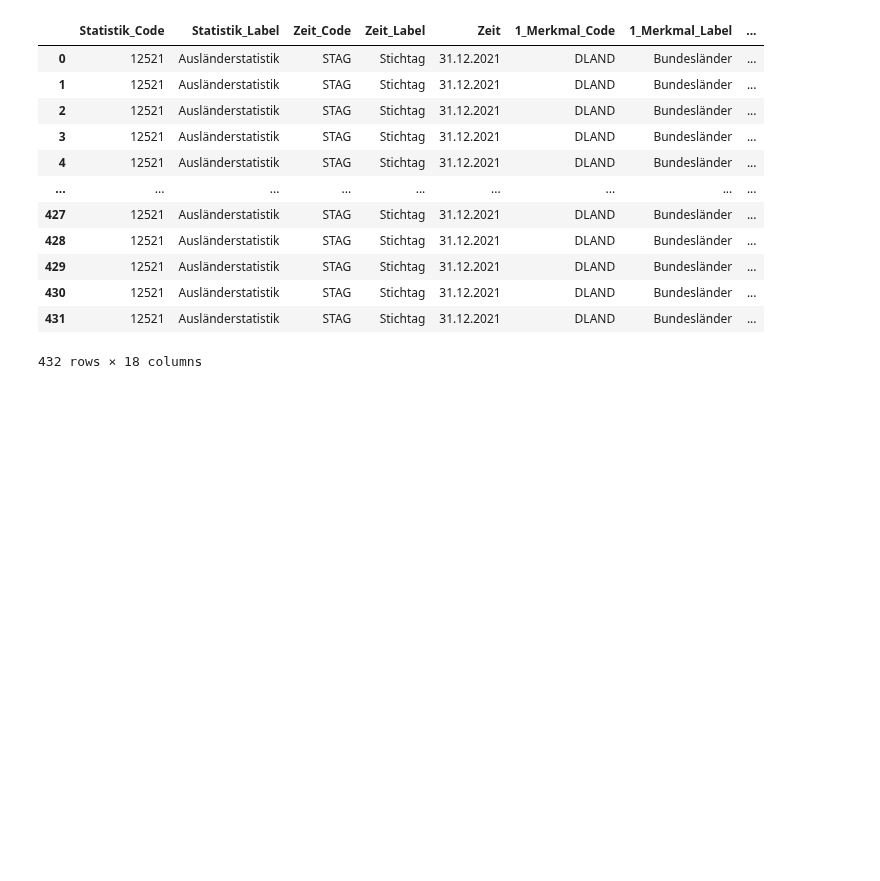
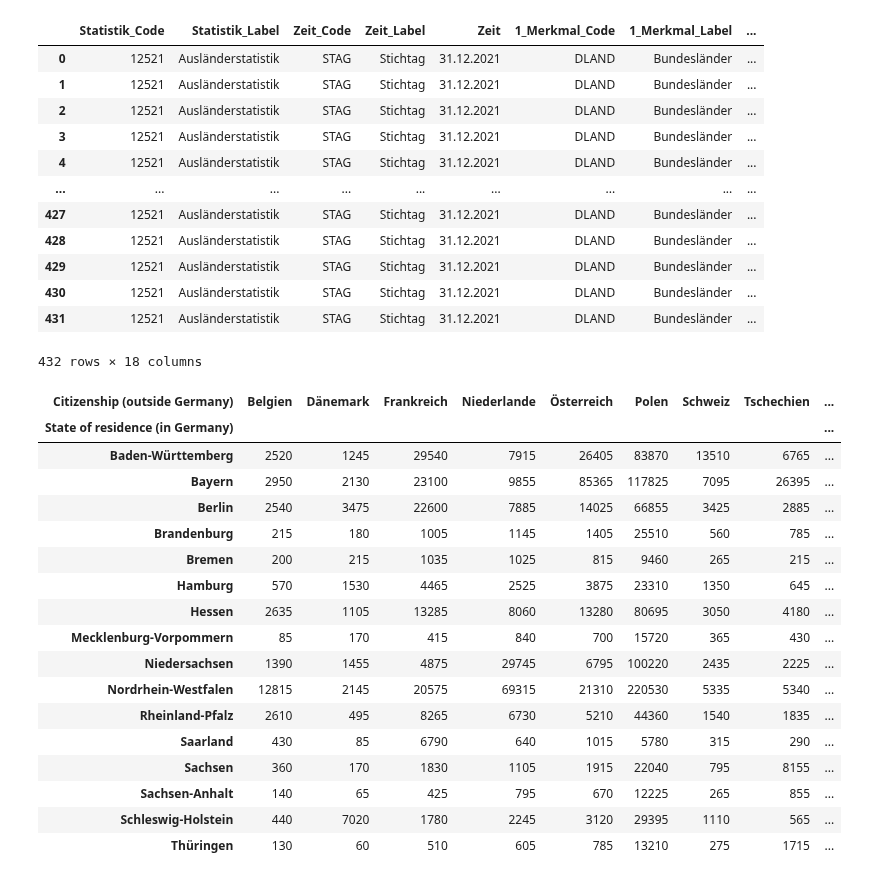
Before and after one commit to Alvaroguijarro97/ML_Group_Project, a Jupyter notebook: Data_Foreign_Test.ipynb, the cells around one changed output. Cells and saved outputs as stored; diff of their text form; code cells hidden in the pictures; blank space fills up the shorter version.

```diff
--- a/Data_Foreign_Test.ipynb
+++ b/Data_Foreign_Test.ipynb
@@ -49,3 +49,40 @@ memory usage: 60.9+ KB
 | 430 | 12521 | Ausländerstatistik | STAG | Stichtag | 31.12.2021 | DLAND | Bundesländer | ... |
 | 431 | 12521 | Ausländerstatistik | STAG | Stichtag | 31.12.2021 | DLAND | Bundesländer | ... |
 432 rows × 18 columns
+# %%
+# rename columns, cleaning data
+  # renaming: "Statistik_Code"	"Statistik_Label"	"Zeit_Code"	"Zeit_Label"	"Zeit" are all the same for this table. They can be added as header/general info about the table, no need to keep them inside the table
+  # renaming: 1_Auspraegung_Label = State of residence (in Germany); 2_Auspraegung_Label = Sex; 3_Auspraegung_Label = Citizenship (outside Germany); BEV027__Auslaender__Anzahl = Number of Foreigners in the state
+foreign_data_renamed = foreign_data.rename(columns={"1_Auspraegung_Label": "State of residence (in Germany)", "2_Auspraegung_Label": "Sex", "3_Auspraegung_Label": "Citizenship (outside Germany)", "BEV027__Auslaender__Anzahl": "Number of Foreigners in the state"})
+# filter data for rows and columns that matter in the given context
+  # suggest filter: from here on, using only "insgesamt" for Sex, not distinguishing male/female
+foreign_data_renamed_filtered = foreign_data_renamed.loc[foreign_data_renamed["Sex"] == "Insgesamt"]
+  # filter for the renamed variables (excluding sex, as it is the same across all observations after the last step)
+foreign_data_renamed_filtered = foreign_data_renamed_filtered.filter(items=["State of residence (in Germany)", "Citizenship (outside Germany)", "Number of Foreigners in the state"])
+
+# make observation unit "state of residence", widen "Citizenship"
+foreign_data_renamed_filtered = pd.pivot(foreign_data_renamed_filtered, index = "State of residence (in Germany)", columns = "Citizenship (outside Germany)", values = "Number of Foreigners in the state")
+
+# order columns by country_name, "insgesamt" as a final column
+foreign_data_renamed_filtered = foreign_data_renamed_filtered [["Belgien", "Dänemark", "Frankreich", "Niederlande", "Österreich", "Polen", "Schweiz", "Tschechien", "Insgesamt"]]
+
+foreign_data_renamed_filtered
+# %% [output]
+| Citizenship (outside Germany) | Belgien | Dänemark | Frankreich | Niederlande | Österreich | Polen | Schweiz | Tschechien | ... |
+| State of residence (in Germany) |  |  |  |  |  |  |  |  | ... |
+| Baden-Württemberg | 2520 | 1245 | 29540 | 7915 | 26405 | 83870 | 13510 | 6765 | ... |
+| Bayern | 2950 | 2130 | 23100 | 9855 | 85365 | 117825 | 7095 | 26395 | ... |
+| Berlin | 2540 | 3475 | 22600 | 7885 | 14025 | 66855 | 3425 | 2885 | ... |
+| Brandenburg | 215 | 180 | 1005 | 1145 | 1405 | 25510 | 560 | 785 | ... |
+| Bremen | 200 | 215 | 1035 | 1025 | 815 | 9460 | 265 | 215 | ... |
+| Hamburg | 570 | 1530 | 4465 | 2525 | 3875 | 23310 | 1350 | 645 | ... |
+| Hessen | 2635 | 1105 | 13285 | 8060 | 13280 | 80695 | 3050 | 4180 | ... |
+| Mecklenburg-Vorpommern | 85 | 170 | 415 | 840 | 700 | 15720 | 365 | 430 | ... |
+| Niedersachsen | 1390 | 1455 | 4875 | 29745 | 6795 | 100220 | 2435 | 2225 | ... |
+| Nordrhein-Westfalen | 12815 | 2145 | 20575 | 69315 | 21310 | 220530 | 5335 | 5340 | ... |
+| Rheinland-Pfalz | 2610 | 495 | 8265 | 6730 | 5210 | 44360 | 1540 | 1835 | ... |
+| Saarland | 430 | 85 | 6790 | 640 | 1015 | 5780 | 315 | 290 | ... |
+| Sachsen | 360 | 170 | 1830 | 1105 | 1915 | 22040 | 795 | 8155 | ... |
+| Sachsen-Anhalt | 140 | 65 | 425 | 795 | 670 | 12225 | 265 | 855 | ... |
+| Schleswig-Holstein | 440 | 7020 | 1780 | 2245 | 3120 | 29395 | 1110 | 565 | ... |
+| Thüringen | 130 | 60 | 510 | 605 | 785 | 13210 | 275 | 1715 | ... |
```
Also changed, not shown: parts of 1 cell of this notebook.
